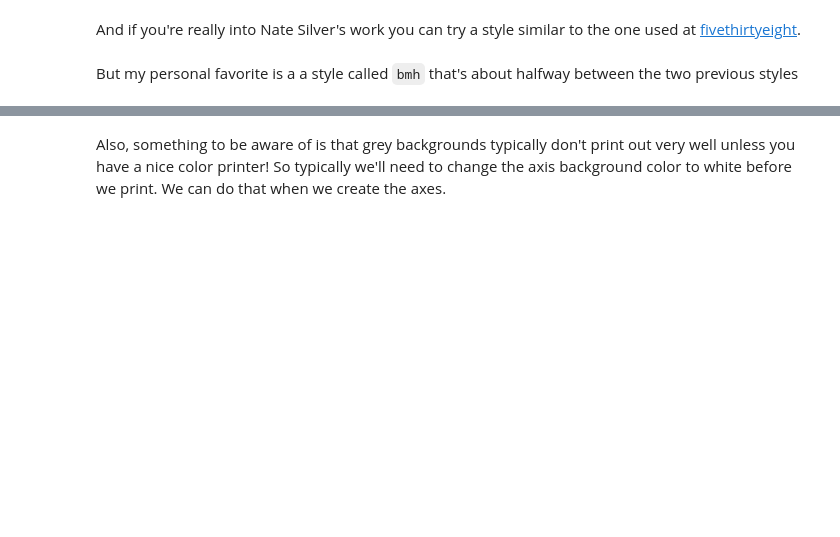
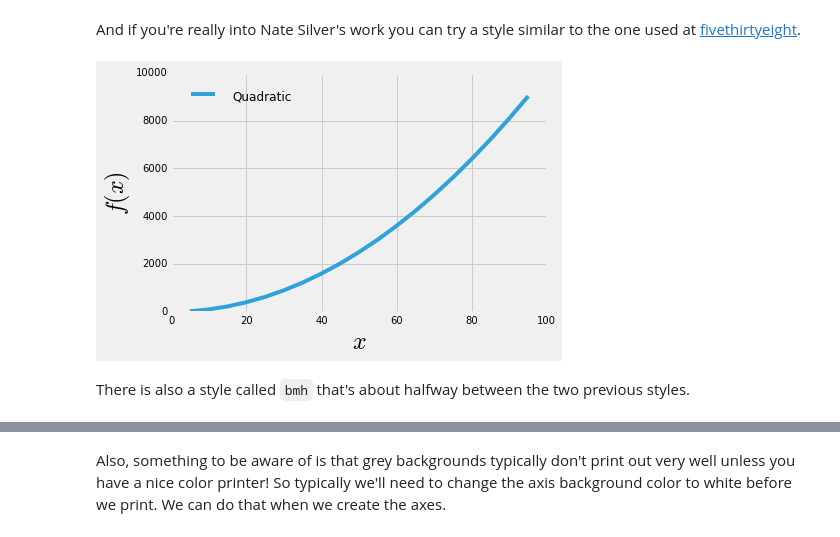
Before and after one commit to amarallab/Introduction-to-Python-Programming-and-Data-Science, a Jupyter notebook: Python-Basics/Data-Visualization.ipynb, the cells around one changed output, grey strips where cells are left out. Drawn from its saved outputs; the diff is of its cells as text; code cells hidden in the pictures; blank space fills up the shorter version.

```diff
--- a/Python-Basics/Data-Visualization.ipynb
+++ b/Python-Basics/Data-Visualization.ipynb
@@ -414,19 +450,21 @@ And if you're really into Nate Silver's work you can try a style similar to the
 # %%
 with plt.style.context('fivethirtyeight'):
     fig = plt.figure( figsize = (6, 4) )
     ax = fig.add_subplot(1,1,1)
 
     # We should add a label to our dataset that will go into a legend
     ax.plot(x, y, label = "Quadratic")
 
     # Now we can label the axes. Always label your axes! Who knows what is in the graph otherwise
-    ax.set_xlabel("x")
-    ax.set_ylabel("f(x)")
+    ax.set_xlabel("$x$", fontsize = 1.6*font_size)
+    ax.set_ylabel("$f(x)$", fontsize = 1.6*font_size)
 
     # Display legend
-    ax.legend()
+    ax.legend(loc='best', frameon=False)
+# %% [output]
+[figure, added]
 # %% [markdown]
-But my personal favorite is a a style called `bmh` that's about halfway between the two previous styles
+There is also a style called `bmh` that's about halfway between the two previous styles.
 # %%
 with plt.style.context('bmh'):
     fig = plt.figure( figsize = (6, 4) )
```
Also changed, not shown: parts of 47 cells of this notebook, 1 other file.
